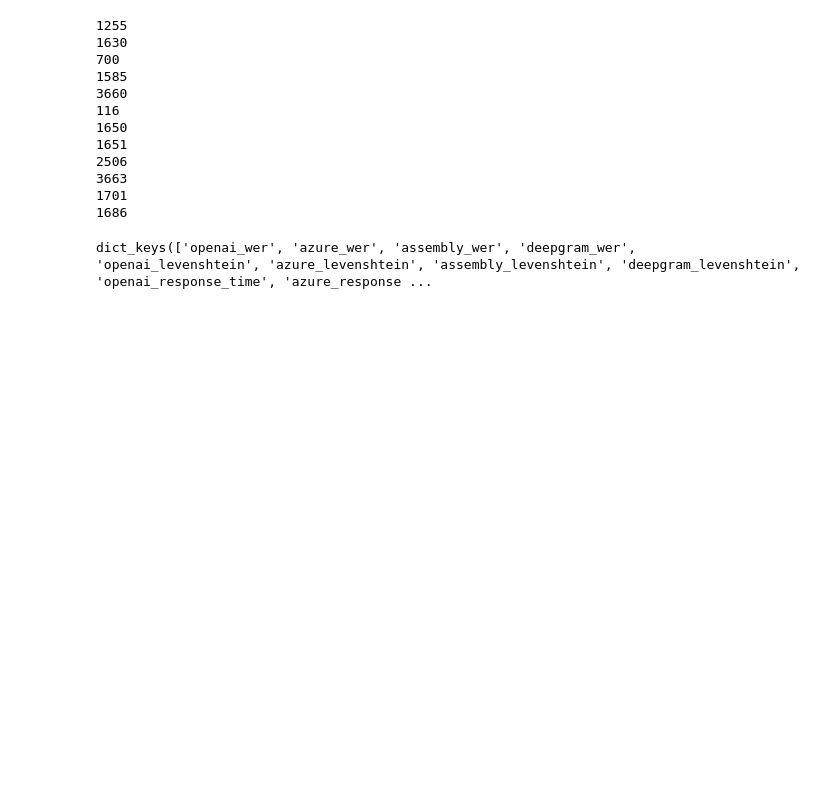
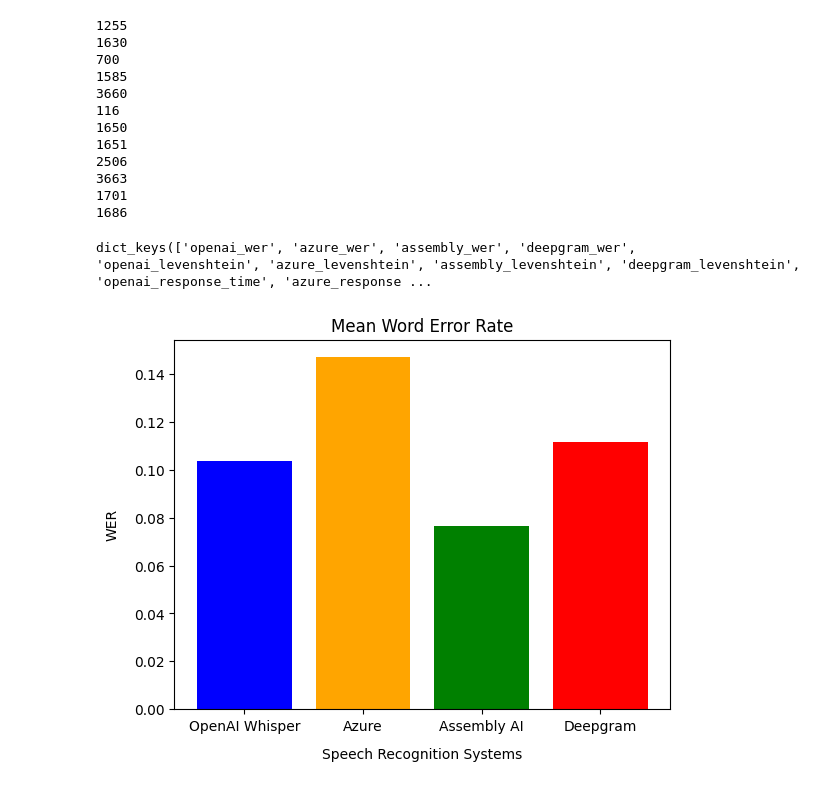
Before and after one commit to chinardankhara/asrcode, a Jupyter notebook: workbench.ipynb, the cells around one changed output. Cells and saved outputs as stored; diff of their text form; code cells hidden in the pictures; blank space fills up the shorter version.

```diff
--- a/workbench.ipynb
+++ b/workbench.ipynb
@@ -149,3 +149,28 @@ with open('data_dict.pickle', 'rb') as handle:
 data_dict.keys()
 # %% [output]
 dict_keys(['openai_wer', 'azure_wer', 'assembly_wer', 'deepgram_wer', 'openai_levenshtein', 'azure_levenshtein', 'assembly_levenshtein', 'deepgram_levenshtein', 'openai_response_time', 'azure_response ...
+# %%
+import matplotlib.pyplot as plt
+import numpy as np
+import statistics as s
+
+# Calculate the means of the data
+o_mean, az_mean, a_mean, d_mean = s.mean(data_dict['openai_wer']), s.mean(data_dict['azure_wer']), s.mean(data_dict['assembly_wer']), s.mean(data_dict['deepgram_wer'])
+
+# Define the labels, means, and colors
+labels = ['OpenAI Whisper', 'Azure', 'Assembly AI', 'Deepgram']
+means = [o_mean, az_mean, a_mean, d_mean]
+colors = ['blue', 'orange', 'green', 'red']
+
+# Plot the bar chart
+plt.bar(labels, means, color=colors)
+
+# Add a title and labels
+plt.title('Mean Word Error Rate')
+plt.xlabel('Speech Recognition Systems', labelpad=10)
+plt.ylabel('WER', labelpad=10)
+
+# Show the plot
+plt.show()
+# %% [output]
+[figure, added]
```
Also changed, not shown: parts of 2 cells of this notebook.
